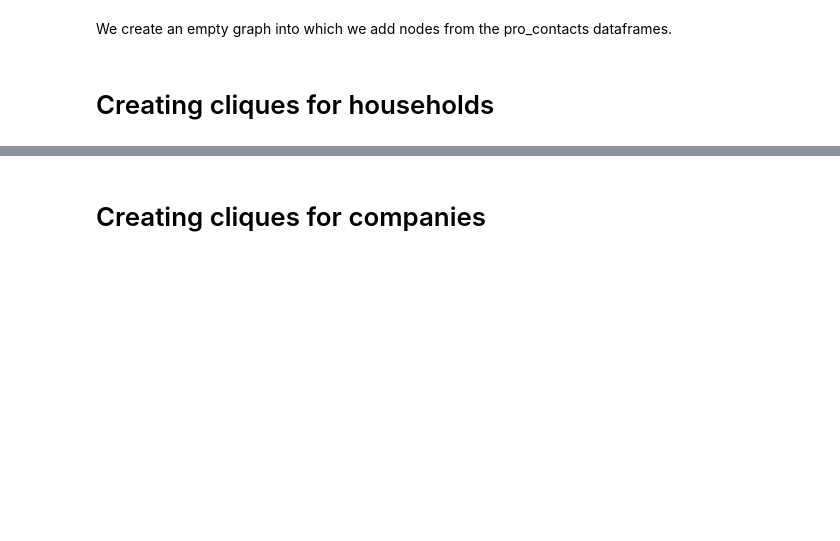
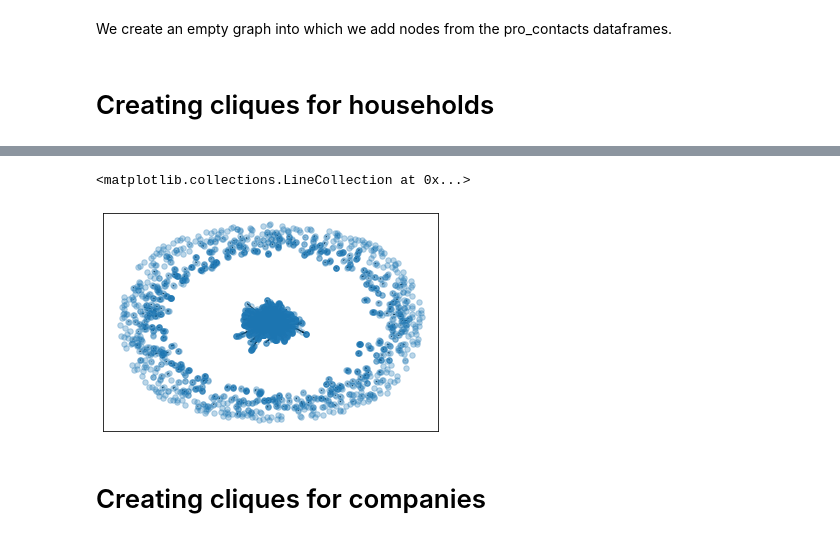
Before and after one commit to NicolasAudepin/COVID-19-Outbreak-Project---Graph-Theory-and-Social-Network-Analysis-course, a Jupyter notebook: main.ipynb, the cells around one changed output, grey strips where cells are left out. Drawn from its saved outputs; the diff is of its cells as text; code cells hidden in the pictures; blank space fills up the shorter version.

```diff
--- a/main.ipynb
+++ b/main.ipynb
@@ -114,3 +106,11 @@ The iterable function was deprecated in Matplotlib 3.1 and will be removed in 3.
+# %%
+if (False):
+    #pos = nx.spring_layout(G, iterations=20)
+    nx.draw_networkx_nodes(G,pos,node_size=30 ,alpha =0.3)
+    nx.draw_networkx_edges(G, pos)
+# %% [output]
+<matplotlib.collections.LineCollection at 0x...>
+[figure, added]
 # %% [markdown]
 # Creating cliques for companies
 # %%
```
Also changed, not shown: parts of 3 cells of this notebook.
